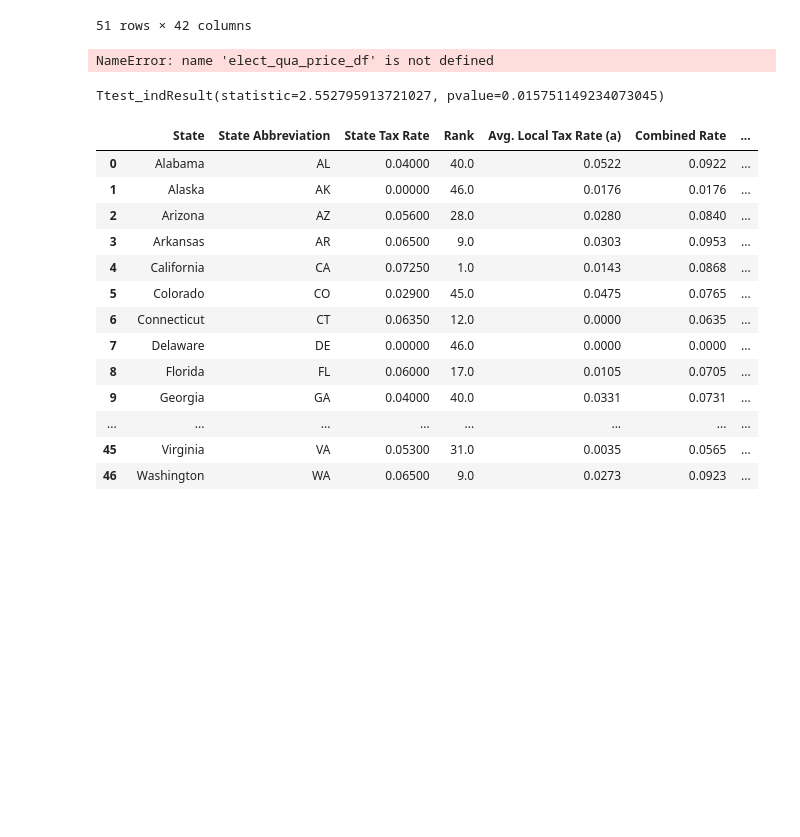
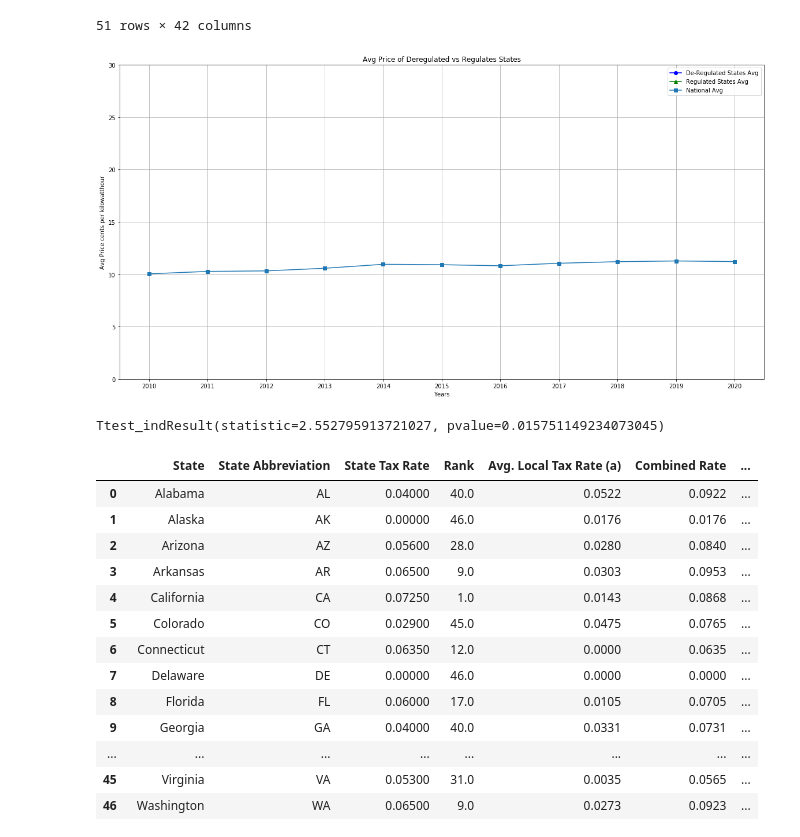
Before and after one commit to gpivaro/Project_1, a Jupyter notebook: Kim Notebook/Project_Notebook_API_KF_2.ipynb, the cells around one changed output. Drawn from its saved outputs; the diff is of its cells as text; code cells hidden in the pictures; blank space fills up the shorter version.

```diff
--- a/Kim Notebook/Project_Notebook_API_KF_2.ipynb
+++ b/Kim Notebook/Project_Notebook_API_KF_2.ipynb
@@ -293,9 +293,9 @@ Pop_Taxes.head(51)
 #List of de-regulated: California, Connecticut, Delaware, Illinois, Massachusetts, Maryland, Maine, Michigan, Montana, New Hampshire, New Jersey, New York, Ohio, Pennsylvania, Rhode Island, and Texas.
 #List of regulated: Alabama, Alaska, Hawaii, Idaho, Mississippi, Minnesota, North Carolina, Wisconsin (All other states)
 
-de_reg_states = elect_qua_price_df.loc[elect_qua_price_df['State'].isin(['CA', 'CT', 'DE', 'IL', 'MA', 'MD', 'ME', 'MI', 'MT', 'NH', 'NJ', 'NY', 'OH', 'PA', 'RI', 'TX'])]
+de_reg_states = Elec_Pop_Taxes.loc[Elec_Pop_Taxes['State'].isin(['CA', 'CT', 'DE', 'IL', 'MA', 'MD', 'ME', 'MI', 'MT', 'NH', 'NJ', 'NY', 'OH', 'PA', 'RI', 'TX'])]
 
-reg_states = elect_qua_price_df.loc[elect_qua_price_df['State'].isin(['AL','AK','AZ','AR','CO','FL','GA','HI','ID','IN','IN','IA','KS','KY','LA','MN','MS','MO','NE','NV','NM','NC','ND','OK','OR','SC','SD','TN','UT','VT','VA','WA','WV','WI','WY'])]
+reg_states = Elec_Pop_Taxes.loc[Elec_Pop_Taxes['State'].isin(['AL','AK','AZ','AR','CO','FL','GA','HI','ID','IN','IN','IA','KS','KY','LA','MN','MS','MO','NE','NV','NM','NC','ND','OK','OR','SC','SD','TN','UT','VT','VA','WA','WV','WI','WY'])]
 
 #creating df to display
 AVG_PR_DF = pd.DataFrame(columns = ["Year","De-Regulated States Avg","Regulated States Avg","National Avg"])
@@ -360,34 +360,34 @@ yr2018_row_df = {"Year":"2018",
                  "National Avg":round(elect_qua_price_df['2018 price'].mean(),2)}
 AVG_PR_DF = AVG_PR_DF.append(yr2018_row_df, ignore_index=True)
 
 
 yr2019_row_df = {"Year":"2019","De-Regulated States Avg":round(de_reg_states['2019 price'].mean(),2),"Regulated States Avg":round(reg_states['2019 price'].mean(),2),"National Avg":round(elect_qua_price_df['2019 price'].mean(),2)}
 AVG_PR_DF = AVG_PR_DF.append(yr2019_row_df, ignore_index=True)
 
 
 yr2020_row_df = {"Year":"2020","De-Regulated States Avg":round(de_reg_states['2020 price'].mean(),2),"Regulated States Avg":round(reg_states['2020 price'].mean(),2),"National Avg":round(elect_qua_price_df['2020 price'].mean(),2)}
 AVG_PR_DF = AVG_PR_DF.append(yr2020_row_df, ignore_index=True)
 
 #plotting
 plt.figure(figsize=(20,10))
 plt.plot(AVG_PR_DF['Year'],AVG_PR_DF['De-Regulated States Avg'],marker ='o', color='blue', label="De-Regulated States Avg")
 plt.plot(AVG_PR_DF['Year'],AVG_PR_DF['Regulated States Avg'], marker='^', color='green', label="Regulated States Avg")
 plt.plot(AVG_PR_DF['Year'],AVG_PR_DF['National Avg'], marker='s', label="National Avg")
 
 #adding labels
 plt.legend(labels=["De-Regulated States Avg", "Regulated States Avg","National Avg"], loc="best")
 plt.title("Avg Price of Deregulated vs Regulates States")
 plt.xlabel("Years")
 plt.ylabel("Avg Price cents per kilowatthour")
 plt.grid()
 
 #setting limits
 plt.ylim(0, 30)
 
 
 plt.show()
 # %% [output]
-NameError: name 'elect_qua_price_df' is not defined
+[figure, added]
 # %%
 #doing a 2 sample T-test to between regulated states avg and deregulared for the 2020 price
 
```
Also changed, not shown: parts of 3 cells of this notebook, 10 other files.
